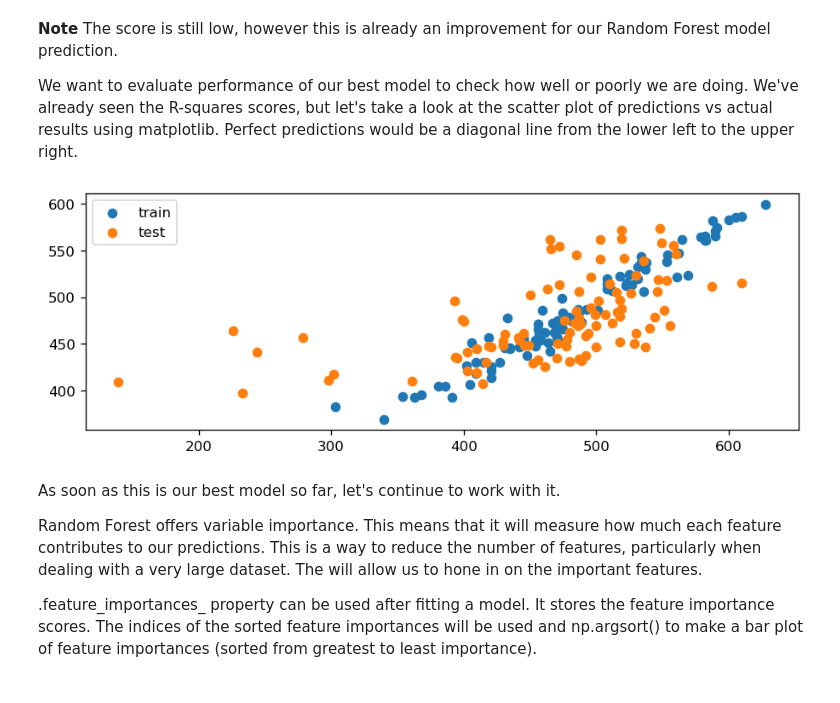
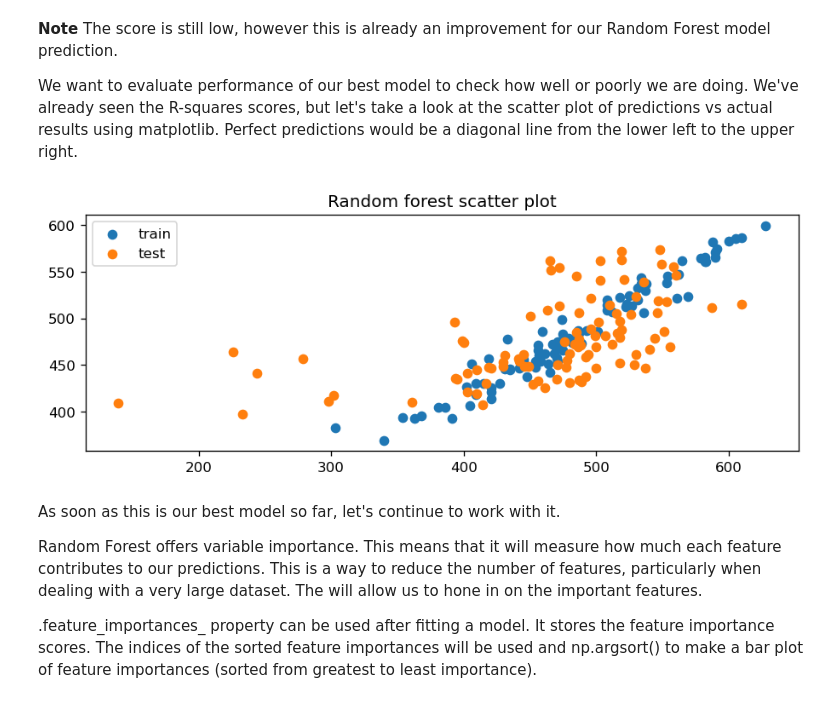
Before and after one commit to Natidhcp/CCT_MSc_DA_CA2, a Jupyter notebook: CA2.ipynb, the cells around one changed output. Saved outputs shown, nothing was run; the diff lists cells and outputs as text; code cells hidden in the pictures.

```diff
--- a/CA2.ipynb
+++ b/CA2.ipynb
@@ -1457,0 +1520,4 @@ One more common approach that we can try on the time series data is to create la
+# %%
+for i in range(len(score)):
+    if score[i] < 0:
+        score[i] = 0
@@ -1574,13 +1621,13 @@ train_feature, test_feature = X1[0:trainfeature_size], X1[trainfeature_size:len(
 from sklearn.tree import DecisionTreeRegressor
 
 # Create a decision tree regression model with default arguments
-decision_tree_vacat = DecisionTreeRegressor()  # max-depth not set
+DT = DecisionTreeRegressor()  # max-depth not set
 
 # Fit the model to the training features and targets
-decision_tree_vacat.fit(train_feature, train_target)
+DT.fit(train_feature, train_target)
 
 # Check the score on train and test
-print(decision_tree_vacat.score(train_feature, train_target))
-print(decision_tree_vacat.score(test_feature,test_target))
+print(DT.score(train_feature, train_target))
+print(DT.score(test_feature,test_target))
 # %% [output]
 1.0
@@ -1599,13 +1648,13 @@ Despite the data modification we got negative score for prediction and 100% for
 
 for d in [2, 3, 4, 5,7,8,10]:
     # Create the tree and fit it
-    decision_tree_vacat = DecisionTreeRegressor(max_depth=d)
-    decision_tree_vacat.fit(train_feature, train_target)
+    DT = DecisionTreeRegressor(max_depth=d)
+    DT.fit(train_feature, train_target)
 
     # Print out the scores on train and test
     print('max_depth=', str(d))
-    print(decision_tree_vacat.score(train_feature, train_target))
-    print(decision_tree_vacat.score(test_feature, test_target), '\n')  # You want the test score to be positive and high
+    print(DT.score(train_feature, train_target))
+    print(DT.score(test_feature, test_target), '\n')  # You want the test score to be positive and high
 # %% [output]
 max_depth= 2
 0.5372044193968408
@@ -1627,17 +1675,0 @@ max_depth= 10
-# %%
-# Plot predicted against actual values
-
-from matplotlib import pyplot as plt
-
-# Use the best max_depth
-decision_tree_vacat = DecisionTreeRegressor(max_depth=2)  # fill in best max depth here
-decision_tree_vacat.fit(train_feature, train_target)
-
-# Predict values for train and test
-train_prediction = decision_tree_vacat.predict(train_feature)
-test_prediction = decision_tree_vacat.predict(test_feature)
-
-# Scatter the predictions vs actual values
-plt.scatter(train_prediction, train_target, label='train')  # blue
-plt.scatter(test_prediction, test_target, label='test')  # orange
-plt.show()
@@ -1708,19 +1743,20 @@ We want to evaluate performance of our best model to check how well or poorly we
 # %%
 # Use the best hyperparameters from before to fit a random forest model
 rfr = RandomForestRegressor(n_estimators=200, max_depth=10, max_features = 7, random_state=13)
 rfr.fit(train_feature, train_target)
 
 # Make predictions with our model
 train_prediction = rfr.predict(train_feature)
 test_prediction = rfr.predict(test_feature)
 
 # Create a scatter plot with train and test actual vs predictions
 plot.scatter(train_target, train_prediction, label='train')
 plot.scatter(test_target, test_prediction, label='test')
 plot.legend()
+plot.title(label='Random forest scatter plot')
 plot.show()
 # %% [output]
-[figure, old version]
+[figure, new version]
 # %% [markdown]
 As soon as this is our best model so far, let's continue to work with it.
 
```
Also changed, not shown: parts of 98 cells of this notebook, 1 other file.
